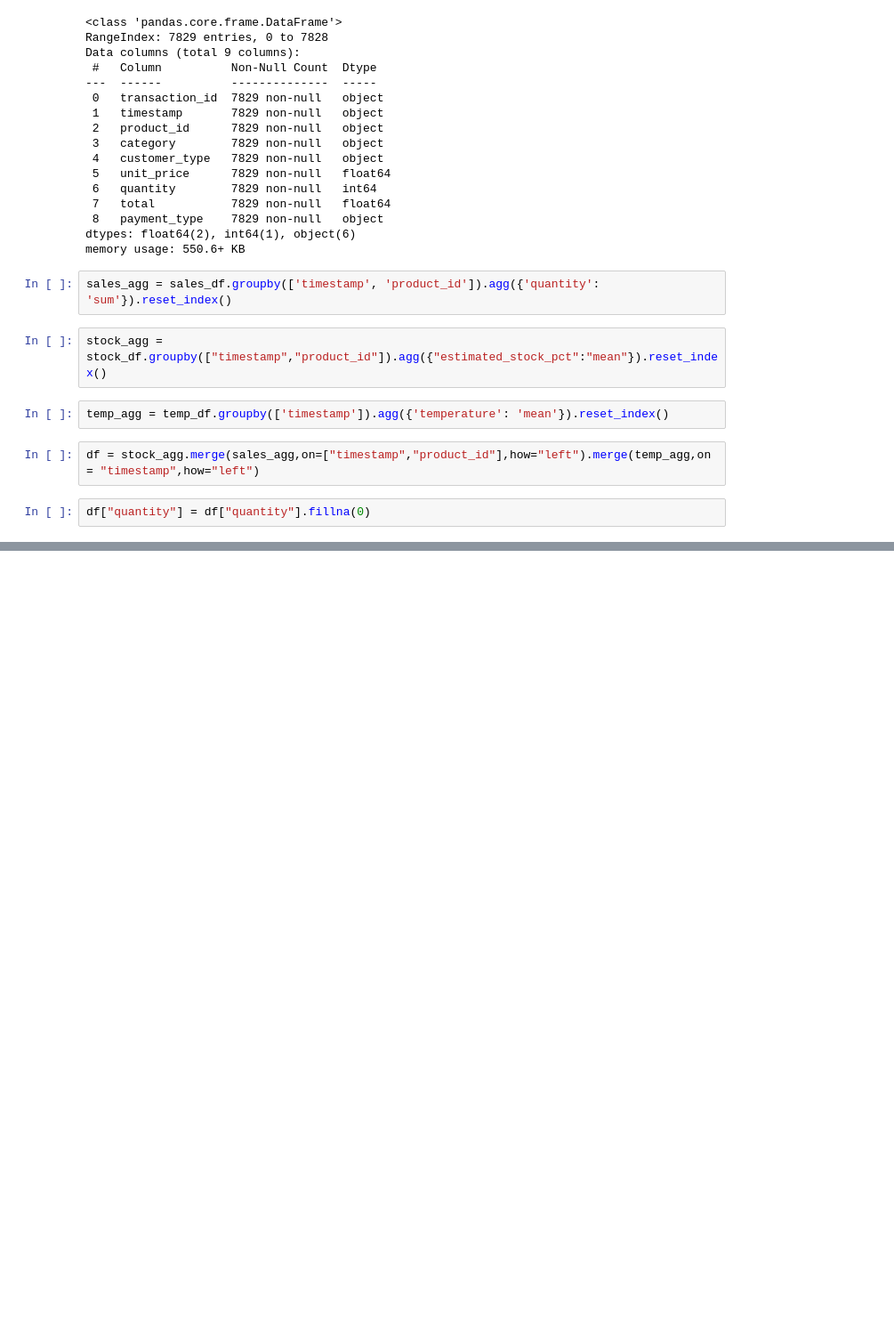
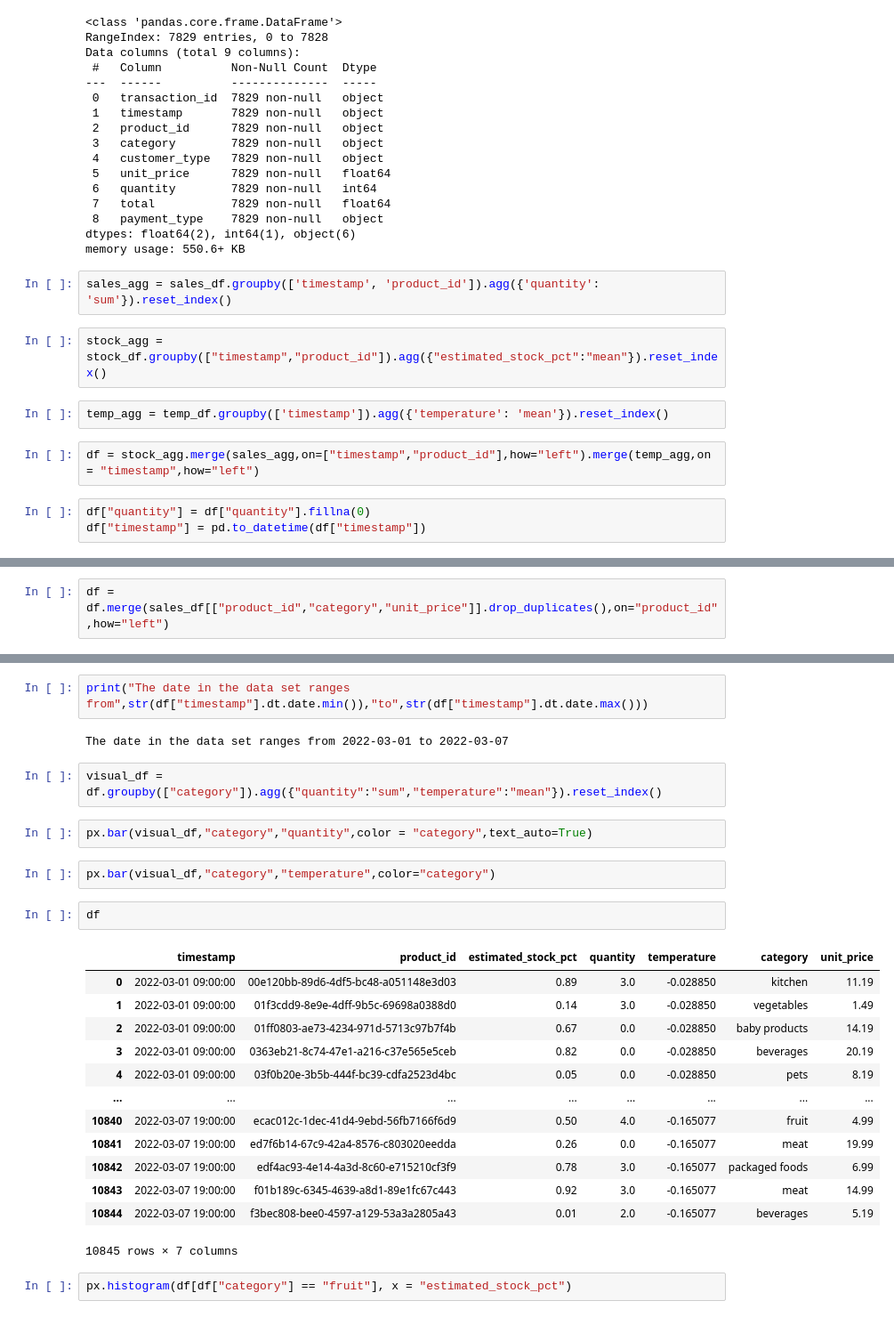
Before and after one commit to CadmusFlux/Playing-with-data, a Jupyter notebook: cognizant/modeling.ipynb, the cells around one changed output, grey strips where cells are left out. Shown: that part at 89% size. Cells and saved outputs as stored; diff of their text form; blank space fills up the shorter version.

Commit message:
Forage 3 - Data preprocessing and feature engineering

```diff
--- a/cognizant/modeling.ipynb
+++ b/cognizant/modeling.ipynb
@@ -135,3 +135,4 @@ temp_agg = temp_df.groupby(['timestamp']).agg({'temperature': 'mean'}).reset_ind
 df = stock_agg.merge(sales_agg,on=["timestamp","product_id"],how="left").merge(temp_agg,on = "timestamp",how="left")
 # %%
 df["quantity"] = df["quantity"].fillna(0)
+df["timestamp"] = pd.to_datetime(df["timestamp"])
@@ -137,0 +155,2 @@ df["quantity"] = df["quantity"].fillna(0)
+# %%
+df = df.merge(sales_df[["product_id","category","unit_price"]].drop_duplicates(),on="product_id",how="left")
@@ -137,0 +180,28 @@ df["quantity"] = df["quantity"].fillna(0)
+# %%
+print("The date in the data set ranges from",str(df["timestamp"].dt.date.min()),"to",str(df["timestamp"].dt.date.max()))
+# %% [output]
+The date in the data set ranges from 2022-03-01 to 2022-03-07
+# %%
+visual_df = df.groupby(["category"]).agg({"quantity":"sum","temperature":"mean"}).reset_index()
+# %%
+px.bar(visual_df,"category","quantity",color = "category",text_auto=True)
+# %%
+px.bar(visual_df,"category","temperature",color="category")
+# %%
+df
+# %% [output]
+|  | timestamp | product_id | estimated_stock_pct | quantity | temperature | category | unit_price |
+| 0 | 2022-03-01 09:00:00 | 00e120bb-89d6-4df5-bc48-a051148e3d03 | 0.89 | 3.0 | -0.028850 | kitchen | 11.19 |
+| 1 | 2022-03-01 09:00:00 | 01f3cdd9-8e9e-4dff-9b5c-69698a0388d0 | 0.14 | 3.0 | -0.028850 | vegetables | 1.49 |
+| 2 | 2022-03-01 09:00:00 | 01ff0803-ae73-4234-971d-5713c97b7f4b | 0.67 | 0.0 | -0.028850 | baby products | 14.19 |
+| 3 | 2022-03-01 09:00:00 | 0363eb21-8c74-47e1-a216-c37e565e5ceb | 0.82 | 0.0 | -0.028850 | beverages | 20.19 |
+| 4 | 2022-03-01 09:00:00 | 03f0b20e-3b5b-444f-bc39-cdfa2523d4bc | 0.05 | 0.0 | -0.028850 | pets | 8.19 |
+| ... | ... | ... | ... | ... | ... | ... | ... |
+| 10840 | 2022-03-07 19:00:00 | ecac012c-1dec-41d4-9ebd-56fb7166f6d9 | 0.50 | 4.0 | -0.165077 | fruit | 4.99 |
+| 10841 | 2022-03-07 19:00:00 | ed7f6b14-67c9-42a4-8576-c803020eedda | 0.26 | 0.0 | -0.165077 | meat | 19.99 |
+| 10842 | 2022-03-07 19:00:00 | edf4ac93-4e14-4a3d-8c60-e715210cf3f9 | 0.78 | 3.0 | -0.165077 | packaged foods | 6.99 |
+| 10843 | 2022-03-07 19:00:00 | f01b189c-6345-4639-a8d1-89e1fc67c443 | 0.92 | 3.0 | -0.165077 | meat | 14.99 |
+| 10844 | 2022-03-07 19:00:00 | f3bec808-bee0-4597-a129-53a3a2805a43 | 0.01 | 2.0 | -0.165077 | beverages | 5.19 |
+10845 rows × 7 columns
+# %%
+px.histogram(df[df["category"] == "fruit"], x = "estimated_stock_pct")
```
Also changed, not shown: parts of 10 cells of this notebook.
